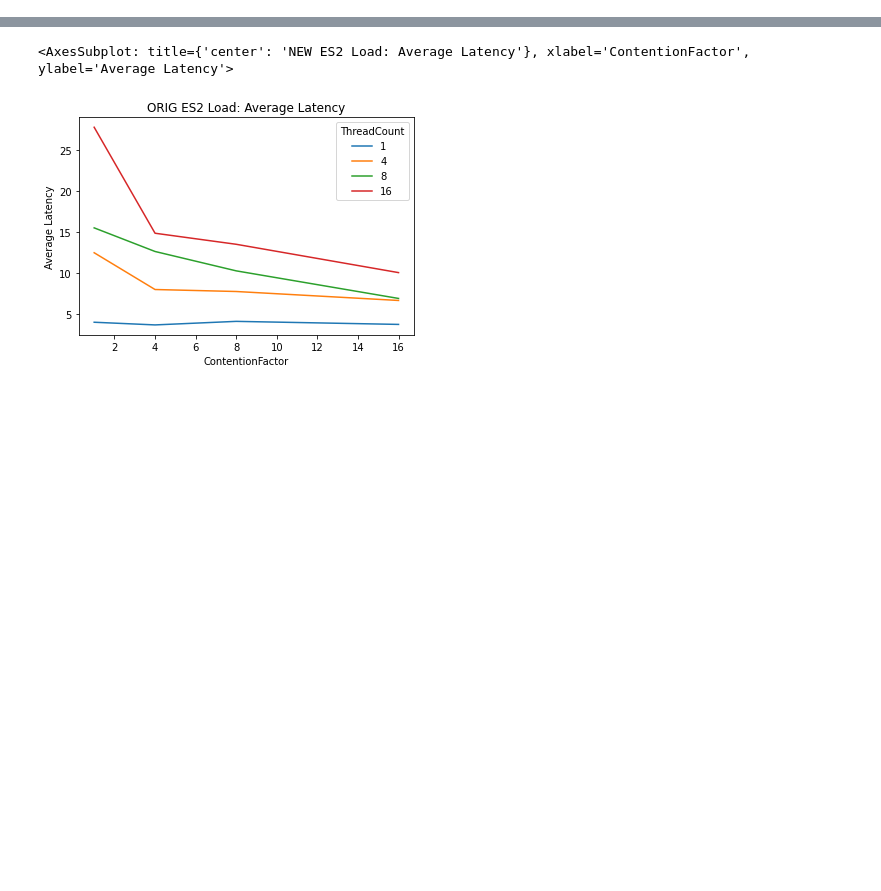
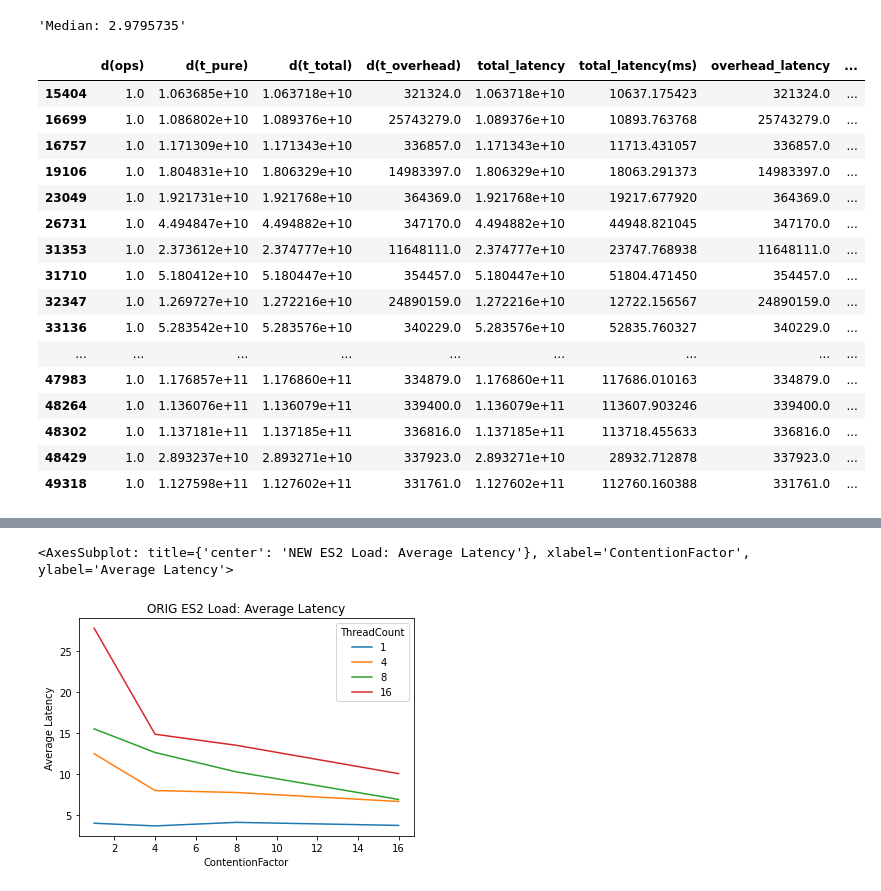
Before and after one commit to markbenvenuto/perf_tooling, a Jupyter notebook: notebooks/perf_criteria_analysis.ipynb, the cells around one changed output, grey strips where cells are left out. Saved outputs shown, nothing was run; the diff lists cells and outputs as text; code cells hidden in the pictures; blank space fills up the shorter version.

```diff
--- a/notebooks/perf_criteria_analysis.ipynb
+++ b/notebooks/perf_criteria_analysis.ipynb
@@ -138,0 +155,29 @@ df
+# %%
+av =  pc_70_d.get_query_data().diff_data["pure_latency(ms)"]
+"Median: " + str(numpy.median(av))
+# "Mean: " + str(numpy.mean(av))
+# %% [output]
+'Median: 2.9795735'
+# %%
+pc_70_d.get_query_data().diff_data.query("`pure_latency(ms)` > 10000")
+
+# 439 > 100
+# 49787 < 100
+# %% [output]
+|  | d(ops) | d(t_pure) | d(t_total) | d(t_overhead) | total_latency | total_latency(ms) | overhead_latency | ... |
+| 15404 | 1.0 | 1.063685e+10 | 1.063718e+10 | 321324.0 | 1.063718e+10 | 10637.175423 | 321324.0 | ... |
+| 16699 | 1.0 | 1.086802e+10 | 1.089376e+10 | 25743279.0 | 1.089376e+10 | 10893.763768 | 25743279.0 | ... |
+| 16757 | 1.0 | 1.171309e+10 | 1.171343e+10 | 336857.0 | 1.171343e+10 | 11713.431057 | 336857.0 | ... |
+| 19106 | 1.0 | 1.804831e+10 | 1.806329e+10 | 14983397.0 | 1.806329e+10 | 18063.291373 | 14983397.0 | ... |
+| 23049 | 1.0 | 1.921731e+10 | 1.921768e+10 | 364369.0 | 1.921768e+10 | 19217.677920 | 364369.0 | ... |
+| 26731 | 1.0 | 4.494847e+10 | 4.494882e+10 | 347170.0 | 4.494882e+10 | 44948.821045 | 347170.0 | ... |
+| 31353 | 1.0 | 2.373612e+10 | 2.374777e+10 | 11648111.0 | 2.374777e+10 | 23747.768938 | 11648111.0 | ... |
+| 31710 | 1.0 | 5.180412e+10 | 5.180447e+10 | 354457.0 | 5.180447e+10 | 51804.471450 | 354457.0 | ... |
+| 32347 | 1.0 | 1.269727e+10 | 1.272216e+10 | 24890159.0 | 1.272216e+10 | 12722.156567 | 24890159.0 | ... |
+| 33136 | 1.0 | 5.283542e+10 | 5.283576e+10 | 340229.0 | 5.283576e+10 | 52835.760327 | 340229.0 | ... |
+| ... | ... | ... | ... | ... | ... | ... | ... | ... |
+| 47983 | 1.0 | 1.176857e+11 | 1.176860e+11 | 334879.0 | 1.176860e+11 | 117686.010163 | 334879.0 | ... |
+| 48264 | 1.0 | 1.136076e+11 | 1.136079e+11 | 339400.0 | 1.136079e+11 | 113607.903246 | 339400.0 | ... |
+| 48302 | 1.0 | 1.137181e+11 | 1.137185e+11 | 336816.0 | 1.137185e+11 | 113718.455633 | 336816.0 | ... |
+| 48429 | 1.0 | 2.893237e+10 | 2.893271e+10 | 337923.0 | 2.893271e+10 | 28932.712878 | 337923.0 | ... |
+| 49318 | 1.0 | 1.127598e+11 | 1.127602e+11 | 331761.0 | 1.127602e+11 | 112760.160388 | 331761.0 | ... |
```
Also changed, not shown: parts of 7 cells of this notebook, 1 other file.
